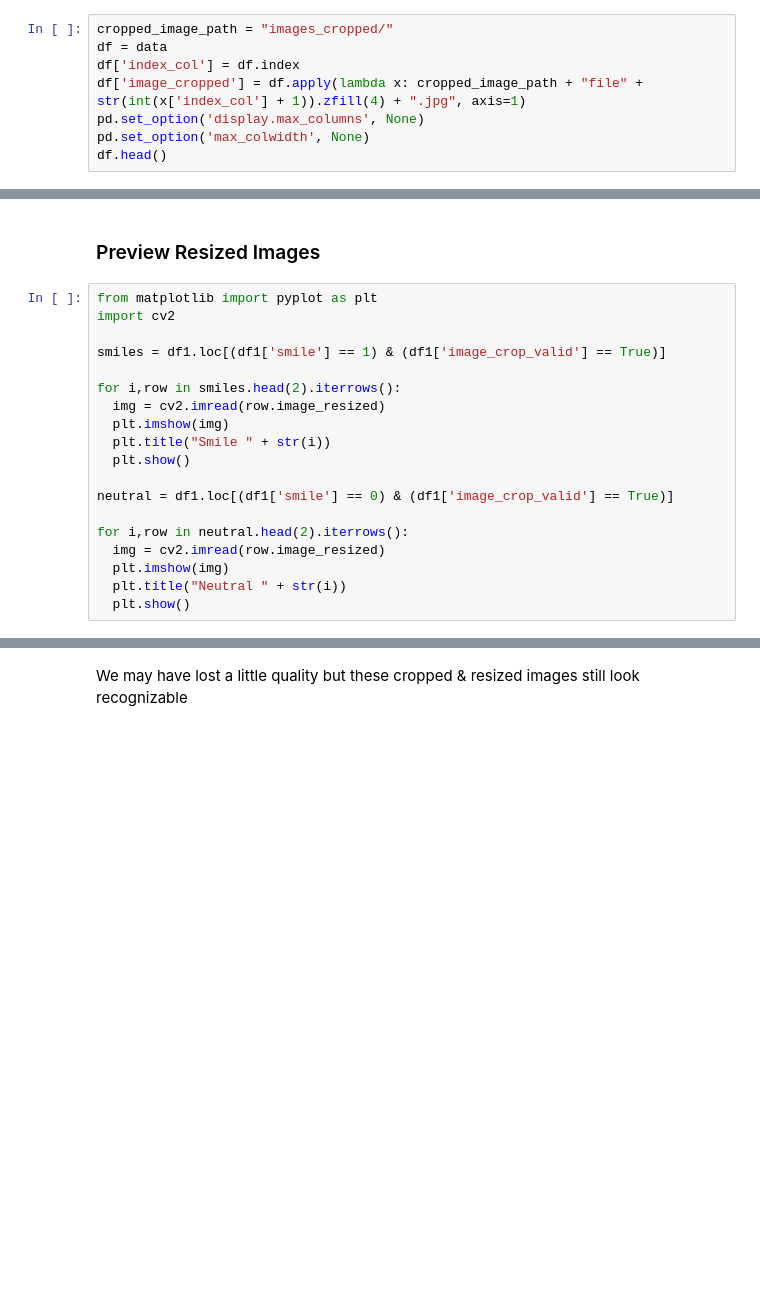
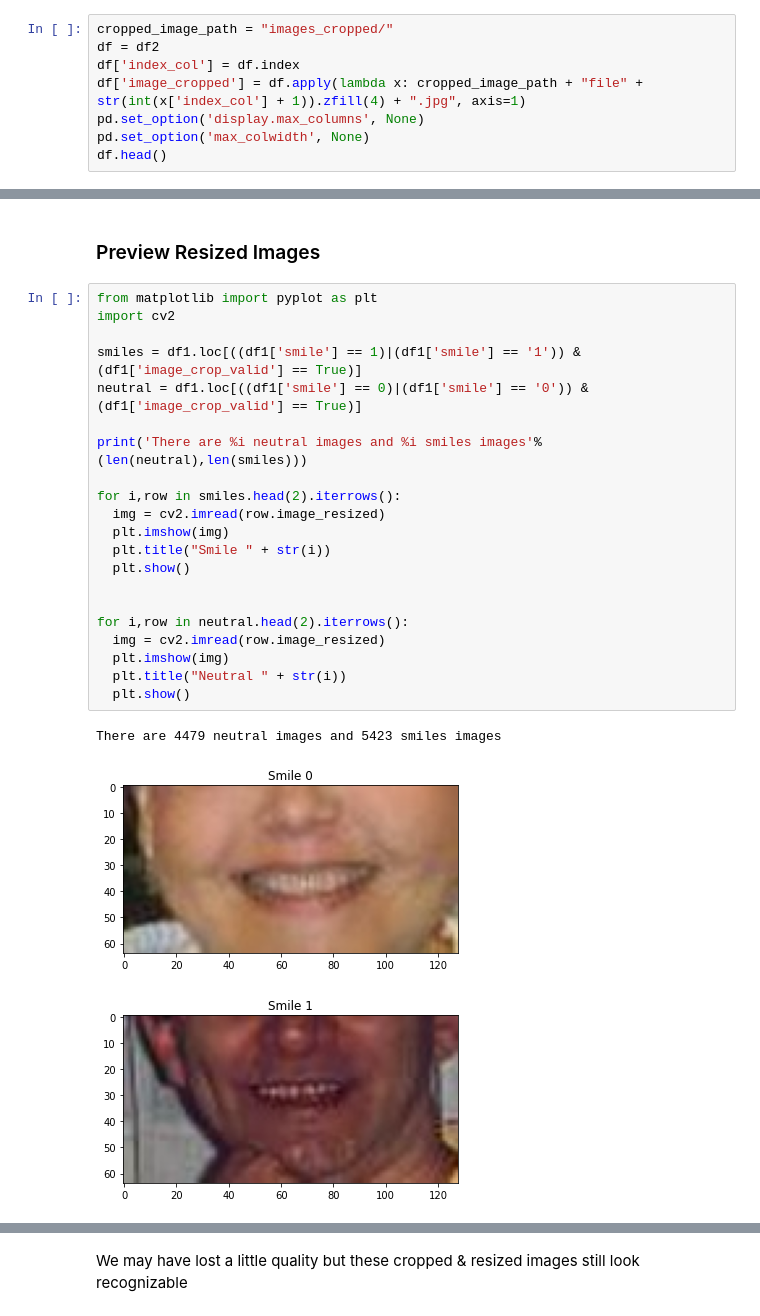
Before and after one commit to sean-halpin/cycle_gan_aif1_mouth_only, a Jupyter notebook: cyclegan.ipynb, the cells around one changed output, grey strips where cells are left out. Saved outputs shown, nothing was run; the diff lists cells and outputs as text; blank space fills up the shorter version.

```diff
--- a/cyclegan.ipynb
+++ b/cyclegan.ipynb
@@ -103,7 +190,7 @@ for i,row in df1.head(1).iterrows():
 ! mkdir -p images_cropped
 # %%
 cropped_image_path = "images_cropped/"
-df = data
+df = df2
 df['index_col'] = df.index
 df['image_cropped'] = df.apply(lambda x: cropped_image_path + "file" + str(int(x['index_col'] + 1)).zfill(4) + ".jpg", axis=1)
 pd.set_option('display.max_columns', None)
@@ -191,19 +296,25 @@ resize()
 # %%
 from matplotlib import pyplot as plt
 import cv2
 
-smiles = df1.loc[(df1['smile'] == 1) & (df1['image_crop_valid'] == True)]
+smiles = df1.loc[((df1['smile'] == 1)|(df1['smile'] == '1')) & (df1['image_crop_valid'] == True)]
+neutral = df1.loc[((df1['smile'] == 0)|(df1['smile'] == '0')) & (df1['image_crop_valid'] == True)]
+
+print('There are %i neutral images and %i smiles images'%(len(neutral),len(smiles)))
 
 for i,row in smiles.head(2).iterrows():
   img = cv2.imread(row.image_resized)
   plt.imshow(img)
   plt.title("Smile " + str(i))
   plt.show()
 
-neutral = df1.loc[(df1['smile'] == 0) & (df1['image_crop_valid'] == True)]
 
 for i,row in neutral.head(2).iterrows():
   img = cv2.imread(row.image_resized)
   plt.imshow(img)
   plt.title("Neutral " + str(i))
   plt.show()
+# %% [output]
+There are 4479 neutral images and 5423 smiles images
+[figure, added]
+[figure, added]
```
Also changed, not shown: parts of 54 cells of this notebook.
